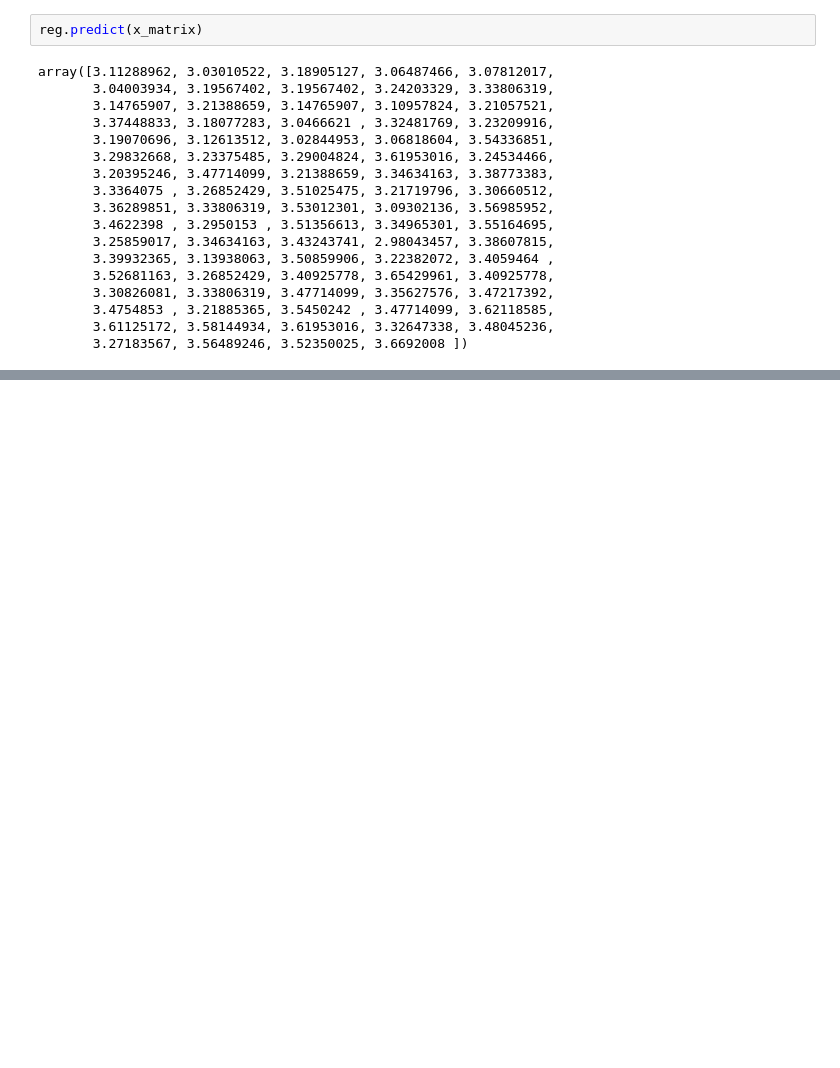
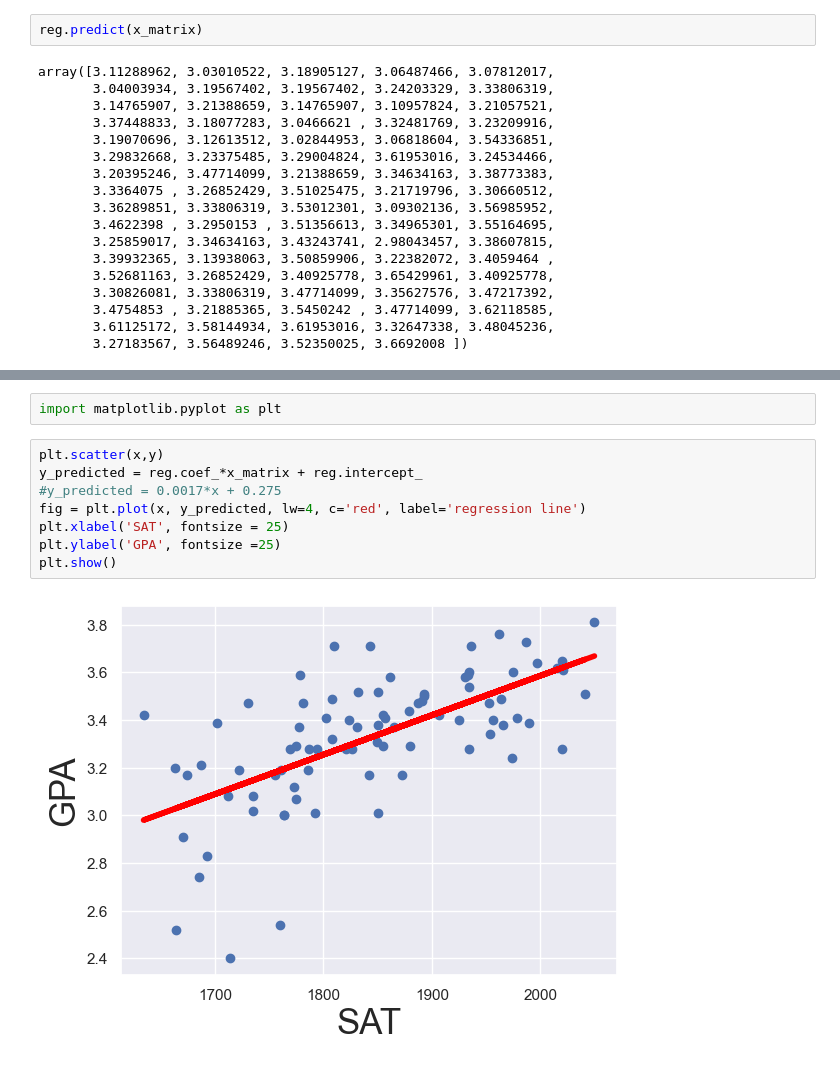
Before and after one commit to Kyotun/ML, a Jupyter notebook: sat-gpa/main.ipynb, the cells around one changed output, grey strips where cells are left out. Drawn from its saved outputs; the diff is of its cells as text; blank space fills up the shorter version.

Commit message:
Added section: Creating line & predicting gpa with model.

```diff
--- a/sat-gpa/main.ipynb
+++ b/sat-gpa/main.ipynb
@@ -94,0 +116,12 @@ array([3.11288962, 3.03010522, 3.18905127, 3.06487466, 3.07812017,
+# %%
+import matplotlib.pyplot as plt
+# %%
+plt.scatter(x,y)
+y_predicted = reg.coef_*x_matrix + reg.intercept_
+#y_predicted = 0.0017*x + 0.275
+fig = plt.plot(x, y_predicted, lw=4, c='red', label='regression line')
+plt.xlabel('SAT', fontsize = 25)
+plt.ylabel('GPA', fontsize =25)
+plt.show()
+# %% [output]
+[figure, added]
```
Also changed, not shown: parts of 5 cells of this notebook.
